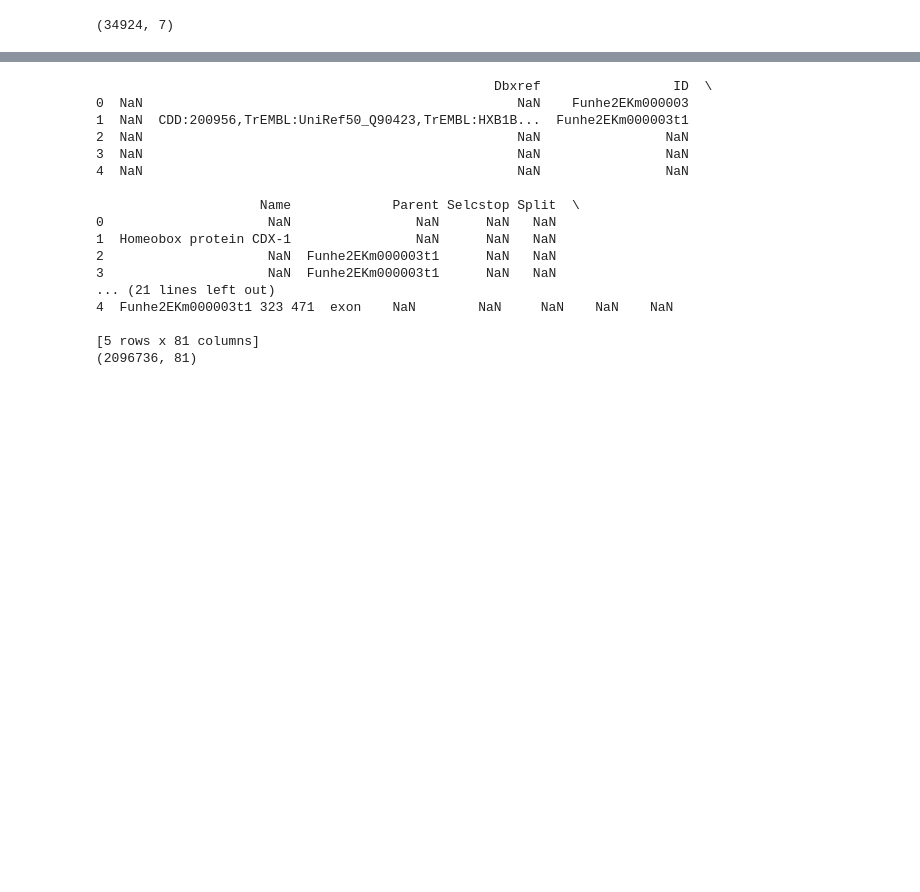
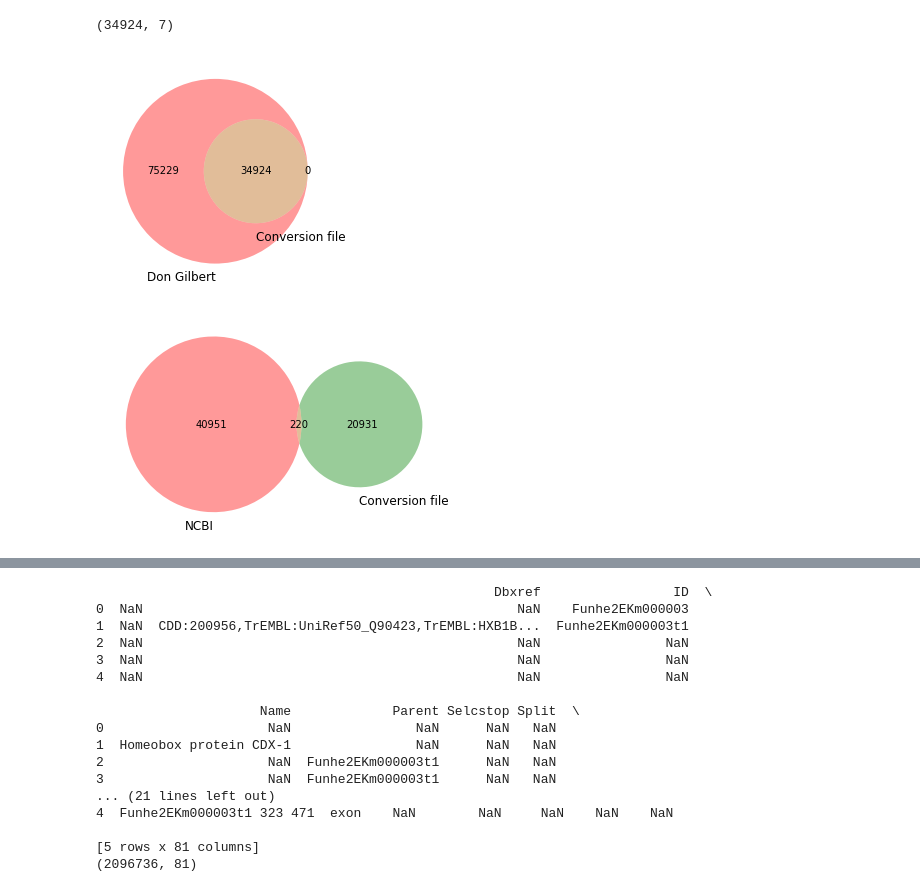
Before and after one commit to johnsolk/Fundulus_heteroclitus_genome_stats, a Jupyter notebook: Fundulus_heteroclitus_genome_stats.ipynb, the cells around one changed output, grey strips where cells are left out. Saved outputs shown, nothing was run; the diff lists cells and outputs as text; code cells hidden in the pictures; blank space fills up the shorter version.

```diff
--- a/Fundulus_heteroclitus_genome_stats.ipynb
+++ b/Fundulus_heteroclitus_genome_stats.ipynb
@@ -430,2 +593,20 @@ print(Whiteheadlab_genenames.shape)
 # %% [output]
 (34924, 7)
+# %%
+transcriptID_XM_DG = set(combined_DonGilbert_annotations['ID'])
+transcriptID_XM_convert = set(convert_table['Funhe_TranID'])
+venn2(subsets = (len(transcriptID_XM_DG)-len(transcriptID_XM_convert.intersection(transcriptID_XM_DG)),
+                 len(transcriptID_XM_convert)-len(transcriptID_XM_convert.intersection(transcriptID_XM_DG)),
+                 len(transcriptID_XM_convert.intersection(transcriptID_XM_DG))),
+      set_labels = ('Don Gilbert', 'Conversion file'))
+plt.show()
+transcriptID_XM_ncbi = set(RefSeq_NCBI_annotations['transcript_id'])
+transcriptID_XM_convert = set(convert_table['NCBI_Nucl'])
+venn2(subsets = (len(transcriptID_XM_ncbi)-len(transcriptID_XM_convert.intersection(transcriptID_XM_ncbi)),
+                 len(transcriptID_XM_convert)-len(transcriptID_XM_convert.intersection(transcriptID_XM_ncbi)),
+                 len(transcriptID_XM_convert.intersection(transcriptID_XM_ncbi))),
+      set_labels = ('NCBI', 'Conversion file'))
+plt.show()
+# %% [output]
+[figure, added]
+[figure, added]
```
Also changed, not shown: parts of 101 cells of this notebook, 3 other files.
